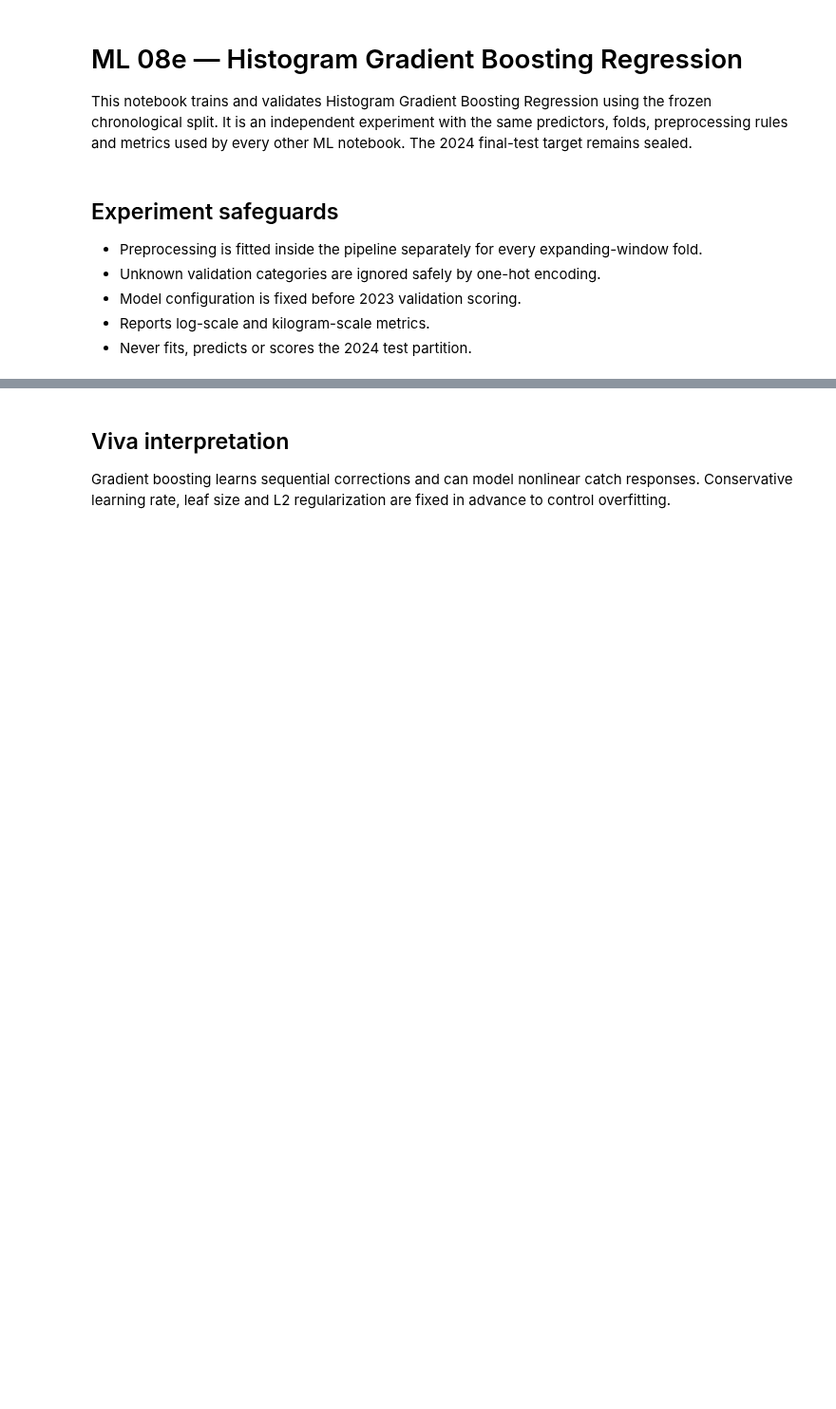
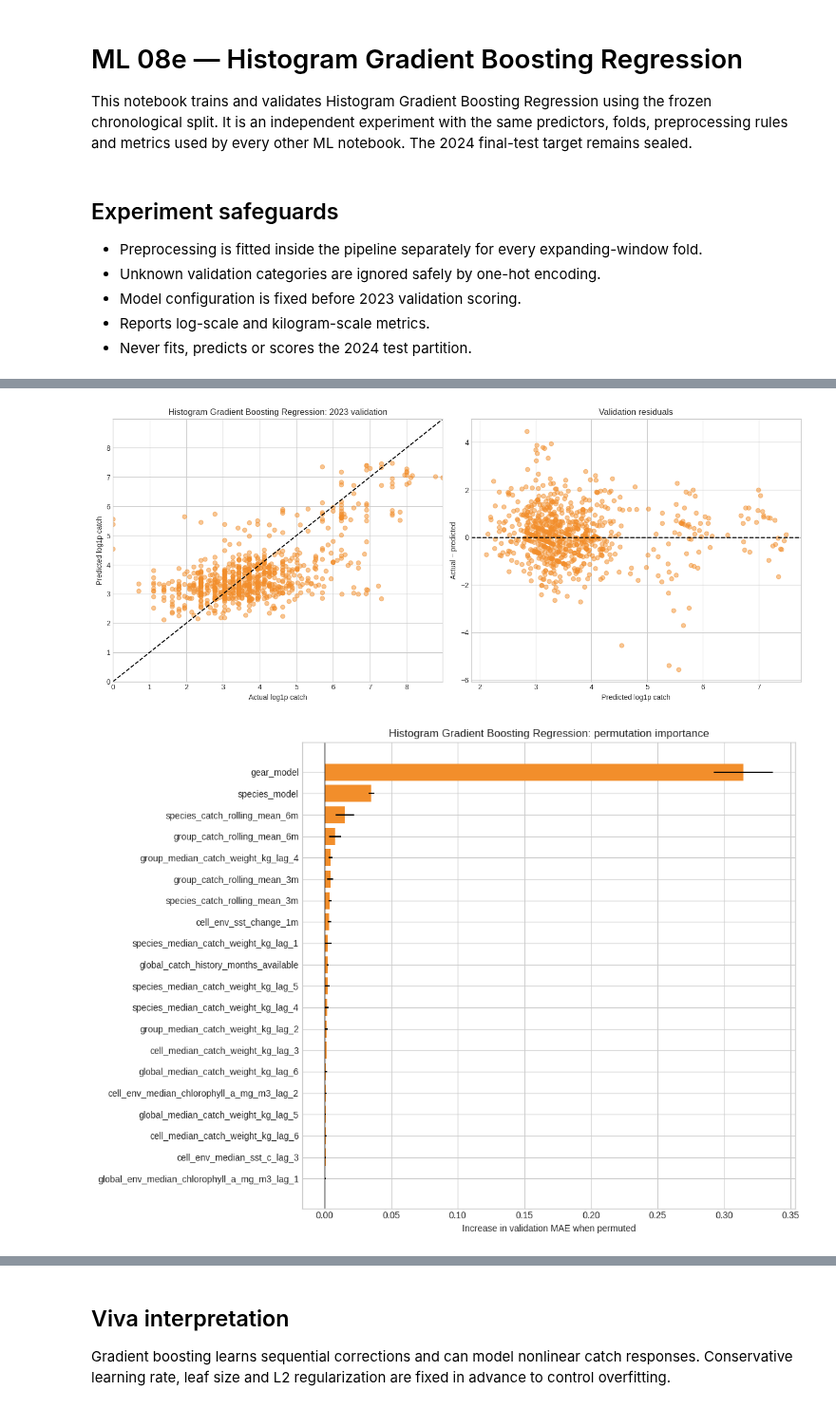
Before and after one commit to uvindu827/J26-DS-350, a Jupyter notebook: component - 3/Notebooks/machine_learning/08e_hist_gradient_boosting.ipynb, the cells around one changed output, grey strips where cells are left out. Shown at 95% size. Saved outputs shown, nothing was run; the diff lists cells and outputs as text; code cells hidden in the pictures; blank space fills up the shorter version.

Commit message:
feat: train hist gradient boosting model

```diff
--- a/component - 3/Notebooks/machine_learning/08e_hist_gradient_boosting.ipynb
+++ b/component - 3/Notebooks/machine_learning/08e_hist_gradient_boosting.ipynb
@@ -68,7 +89,7 @@ print('Train:',len(train),'Validation:',len(validation),'Sealed test:',test_rows
 numeric_pipeline=Pipeline([('imputer',SimpleImputer(strategy='median',add_indicator=True))])
 categorical_pipeline=Pipeline([('imputer',SimpleImputer(strategy='most_frequent')),('onehot',OneHotEncoder(handle_unknown='ignore',sparse_output=False))])
 preprocessor=ColumnTransformer([('numeric',numeric_pipeline,numeric),('categorical',categorical_pipeline,categorical_features)],verbose_feature_names_out=False)
-estimator=HistGradientBoostingRegressor(max_iter=250,learning_rate=.05,max_leaf_nodes=31,min_samples_leaf=20,l2_regularization=1.0,random_state=RANDOM_STATE)
+estimator=HistGradientBoostingRegressor(loss='absolute_error',max_iter=400,learning_rate=.04,max_leaf_nodes=31,min_samples_leaf=20,l2_regularization=1.0,early_stopping=False,random_state=RANDOM_STATE)
 pipeline=Pipeline([('preprocess',preprocessor),('model',estimator)])
-configuration={"max_iter":250,"learning_rate":0.05,"max_leaf_nodes":31,"min_samples_leaf":20,"l2_regularization":1,"random_state":42}
+configuration={'loss':'absolute_error','max_iter':400,'learning_rate':0.04,'max_leaf_nodes':31,'min_samples_leaf':20,'l2_regularization':1.0,'early_stopping':False,'random_state':42}
 print(configuration)
@@ -99,11 +145,14 @@ display(summary)
 # %%
-importance=permutation_importance(fitted_pipeline,validation[predictors],validation[TARGET],scoring='neg_mean_absolute_error',n_repeats=3,random_state=RANDOM_STATE,n_jobs=-1)
+importance=permutation_importance(fitted_pipeline,validation[predictors],validation[TARGET],scoring='neg_mean_absolute_error',n_repeats=5,random_state=RANDOM_STATE,n_jobs=-1)
 importance_table=pd.DataFrame({'feature':predictors,'importance_mean':importance.importances_mean,'importance_std':importance.importances_std}).sort_values('importance_mean',ascending=False)
 importance_table.to_csv(METRIC_DIR/'validation_permutation_importance.csv',index=False)
 fig,axes=plt.subplots(1,2,figsize=(14,6))
 axes[0].scatter(predictions[TARGET],predictions.prediction_log,alpha=.5,color='#f28e2b'); limits=[min(predictions[TARGET].min(),predictions.prediction_log.min()),max(predictions[TARGET].max(),predictions.prediction_log.max())]; axes[0].plot(limits,limits,'--',color='black'); axes[0].set_xlim(limits); axes[0].set_ylim(limits); axes[0].set_xlabel('Actual log1p catch'); axes[0].set_ylabel('Predicted log1p catch'); axes[0].set_title('Histogram Gradient Boosting Regression: 2023 validation')
 axes[1].scatter(predictions.prediction_log,predictions.residual_log,alpha=.5,color='#f28e2b'); axes[1].axhline(0,color='black',linestyle='--'); axes[1].set_xlabel('Predicted log1p catch'); axes[1].set_ylabel('Actual − predicted'); axes[1].set_title('Validation residuals')
 fig.tight_layout(); fig.savefig(FIGURE_DIR/'validation_diagnostics.png',dpi=200,bbox_inches='tight'); plt.show()
 top=importance_table.head(20).sort_values('importance_mean'); fig,ax=plt.subplots(figsize=(11,8)); ax.barh(top.feature,top.importance_mean,xerr=top.importance_std,color='#f28e2b'); ax.axvline(0,color='black',linewidth=.8); ax.set_xlabel('Increase in validation MAE when permuted'); ax.set_title('Histogram Gradient Boosting Regression: permutation importance'); fig.tight_layout(); fig.savefig(FIGURE_DIR/'permutation_importance.png',dpi=200,bbox_inches='tight'); plt.show()
 fig,ax=plt.subplots(figsize=(8,5)); ax.plot(cv.fold_id,cv.log_mae,marker='o',color='#f28e2b'); ax.axhline(validation_result['log_mae'],color='black',linestyle='--',label='2023 validation'); ax.set_xticks(cv.fold_id); ax.set_xlabel('Expanding-window fold'); ax.set_ylabel('Log MAE'); ax.set_title('Histogram Gradient Boosting Regression: temporal performance'); ax.legend(); fig.tight_layout(); fig.savefig(FIGURE_DIR/'temporal_performance.png',dpi=200,bbox_inches='tight'); plt.show()
 display(importance_table.head(20))
+# %% [output]
+[figure, added]
+[figure, added]
```
Also changed, not shown: parts of 15 cells of this notebook.
